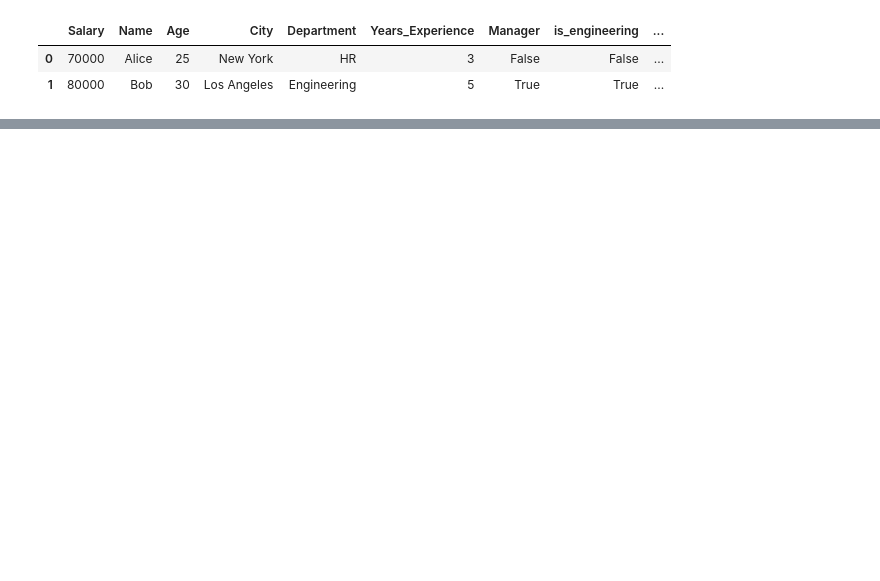
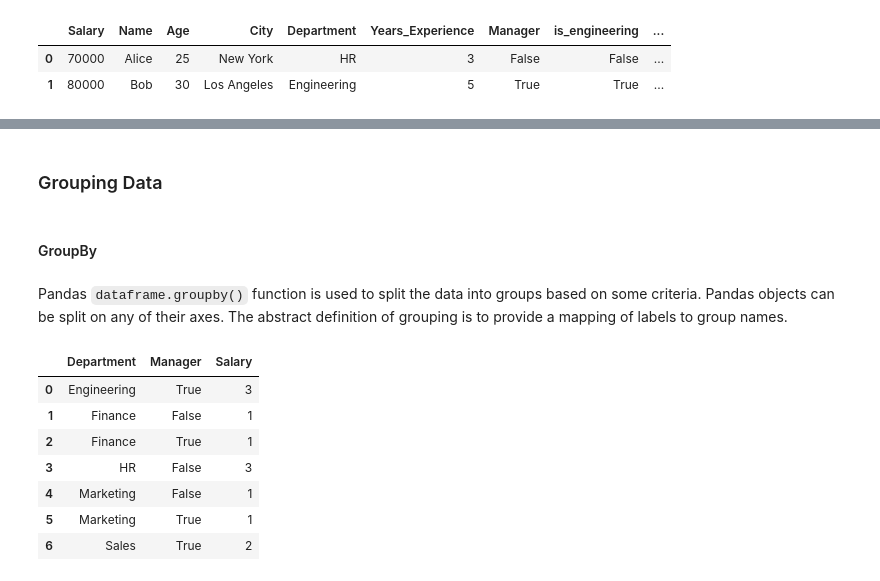
Before and after one commit to MuhammetYorulmaz/pandas_tutorial, a Jupyter notebook: notebooks/pandas_tutorial.ipynb, the cells around one changed output, grey strips where cells are left out. Cells and saved outputs as stored; diff of their text form; code cells hidden in the pictures; blank space fills up the shorter version.

```diff
--- a/notebooks/pandas_tutorial.ipynb
+++ b/notebooks/pandas_tutorial.ipynb
@@ -883,0 +930,17 @@ test_df.head(2)
+# %% [markdown]
+### Grouping Data <a id='5.4'></a>
+# %% [markdown]
+#### GroupBy <a id='5.4.1'></a>
+# %% [markdown]
+Pandas `dataframe.groupby()` function is used to split the data into groups based on some criteria. Pandas objects can be split on any of their axes. The abstract definition of grouping is to provide a mapping of labels to group names.
+# %%
+test_df.groupby(['Department', 'Manager']).count()[['Salary']].reset_index()
+# %% [output]
+|  | Department | Manager | Salary |
+| 0 | Engineering | True | 3 |
+| 1 | Finance | False | 1 |
+| 2 | Finance | True | 1 |
+| 3 | HR | False | 3 |
+| 4 | Marketing | False | 1 |
+| 5 | Marketing | True | 1 |
+| 6 | Sales | True | 2 |
```
Also changed, not shown: parts of 26 cells of this notebook.
